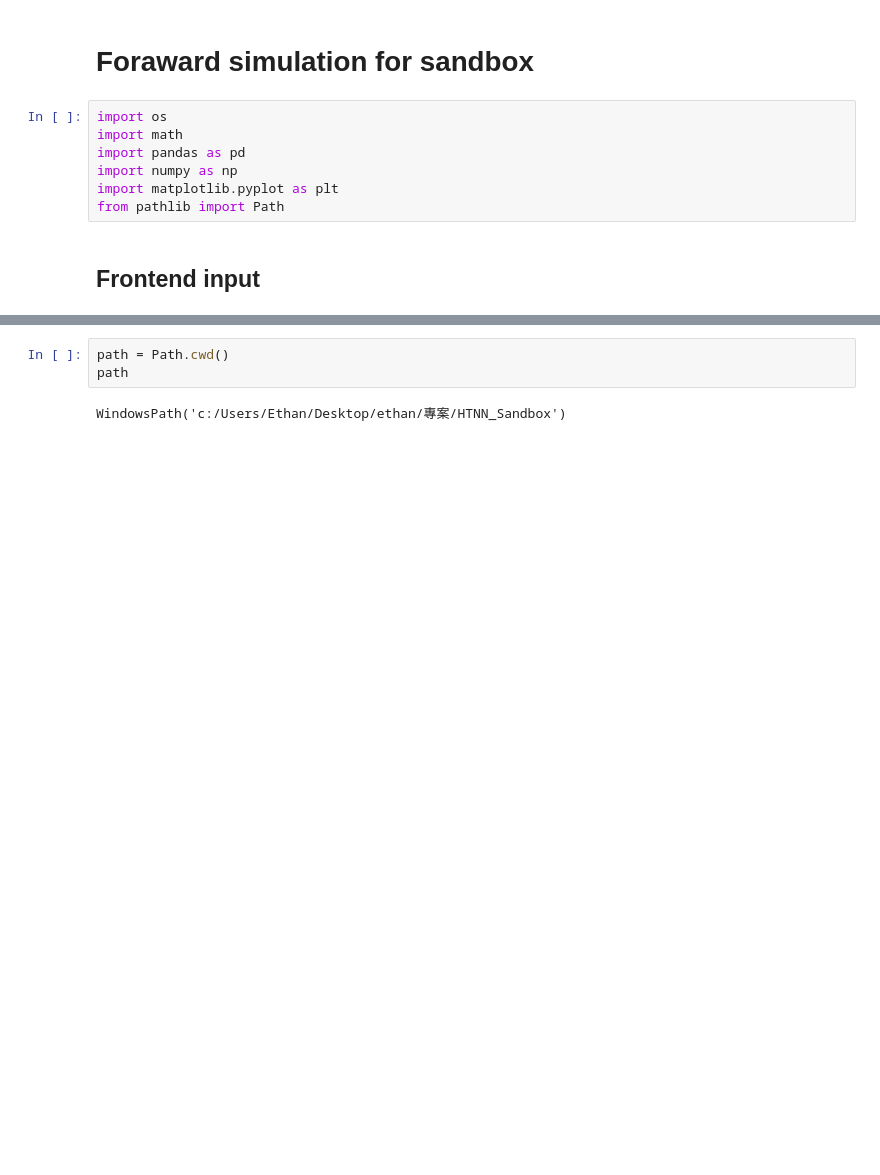
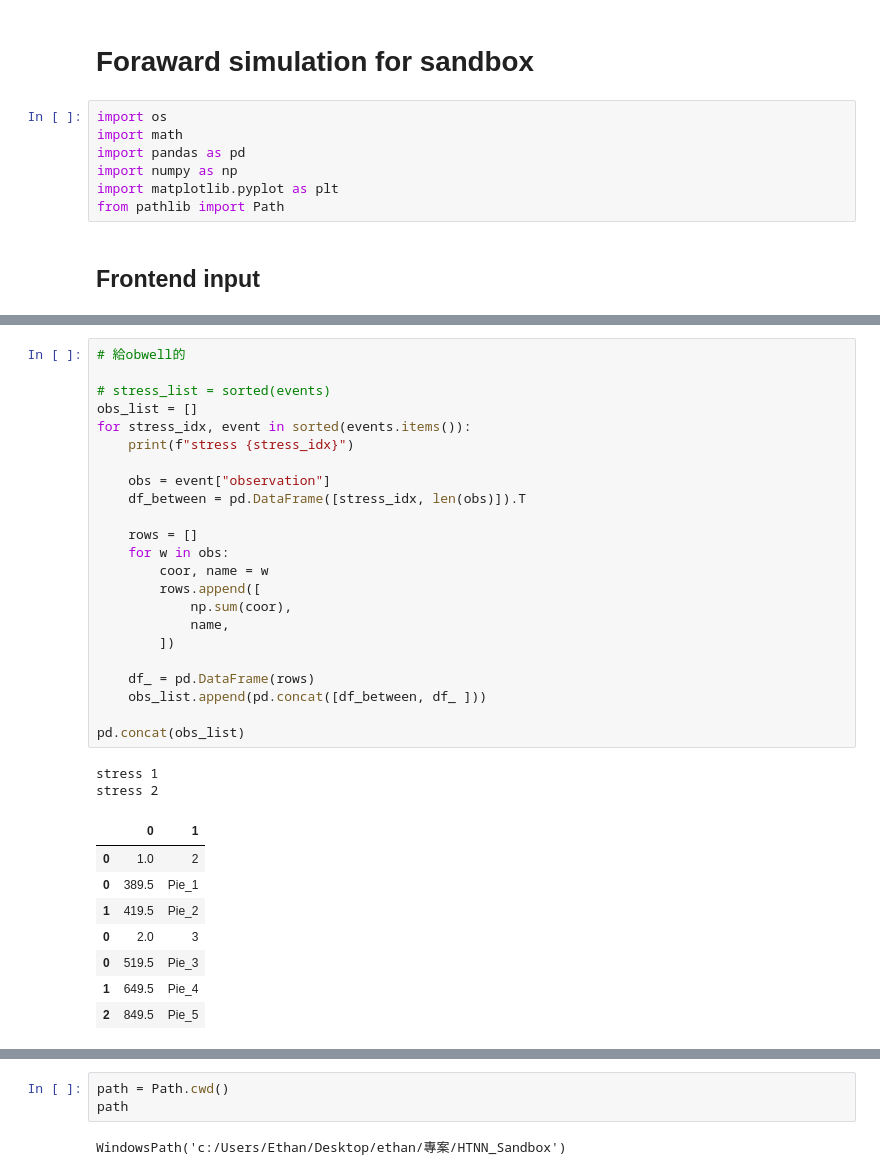
Before and after one commit to PseudoCaliina/HTNN_Sandbox, a Jupyter notebook: froward.ipynb, the cells around one changed output, grey strips where cells are left out. Saved outputs shown, nothing was run; the diff lists cells and outputs as text; blank space fills up the shorter version.

```diff
--- a/froward.ipynb
+++ b/froward.ipynb
@@ -129,0 +192,34 @@ WindowsPath('c:/Users/Ethan/Desktop/ethan/專案/HTNN_Sandbox')
+# %%
+# 給obwell的
+
+# stress_list = sorted(events)
+obs_list = []
+for stress_idx, event in sorted(events.items()):
+    print(f"stress {stress_idx}")
+
+    obs = event["observation"]
+    df_between = pd.DataFrame([stress_idx, len(obs)]).T
+
+    rows = []
+    for w in obs:
+        coor, name = w
+        rows.append([
+            np.sum(coor),
+            name,
+        ])
+
+    df_ = pd.DataFrame(rows)
+    obs_list.append(pd.concat([df_between, df_ ]))
+
+pd.concat(obs_list)
+# %% [output]
+stress 1
+stress 2
+|  | 0 | 1 |
+| 0 | 1.0 | 2 |
+| 0 | 389.5 | Pie_1 |
+| 1 | 419.5 | Pie_2 |
+| 0 | 2.0 | 3 |
+| 0 | 519.5 | Pie_3 |
+| 1 | 649.5 | Pie_4 |
+| 2 | 849.5 | Pie_5 |
```
Also changed, not shown: parts of 22 cells of this notebook, 24 other files.
